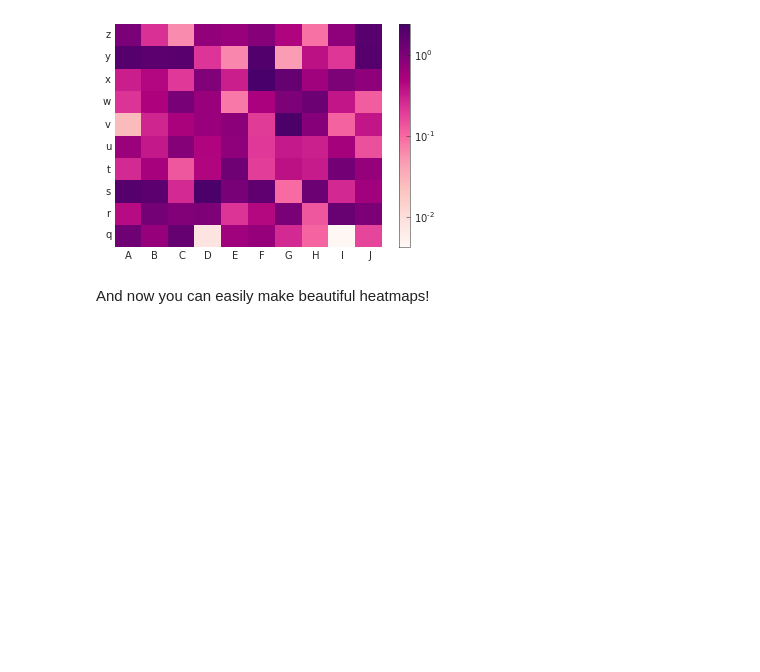
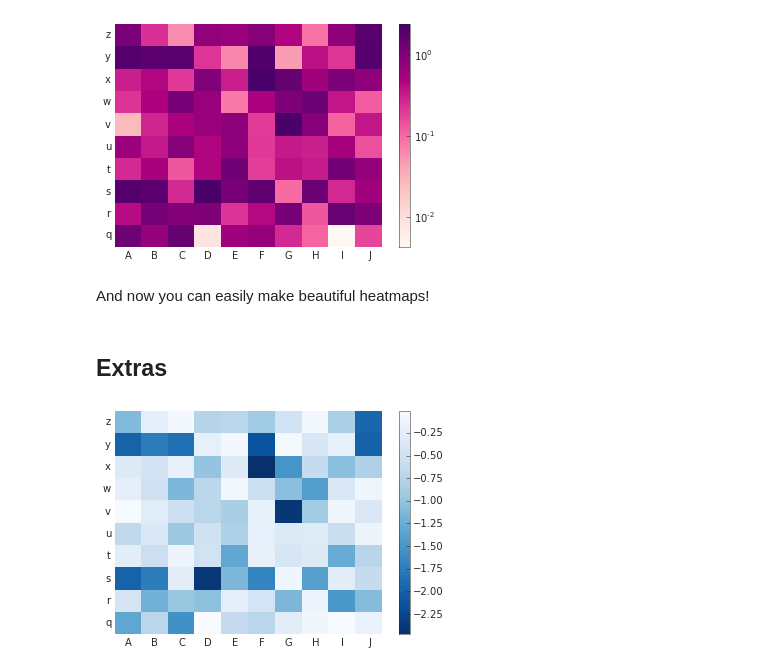
Before and after one commit to olgabot/prettyplotlib, a Jupyter notebook: examples/pcolormesh.ipynb, the cells around one changed output. Saved outputs shown, nothing was run; the diff lists cells and outputs as text; code cells hidden in the pictures; blank space fills up the shorter version.

Commit message:
added pcolormesh negative labels examples

```diff
--- a/examples/pcolormesh.ipynb
+++ b/examples/pcolormesh.ipynb
@@ -230,3 +230,21 @@ fig.savefig('pcolormesh_prettyplotlib_labels_lognorm.png')
 [figure]
 # %% [markdown]
 And now you can easily make beautiful heatmaps!
+# %% [markdown]
+## Extras
+# %%
+import prettyplotlib as ppl
+from prettyplotlib import plt
+import numpy as np
+import string
+
+fig, ax = plt.subplots(1)
+
+np.random.seed(10)
+
+ppl.pcolormesh(fig, ax, -np.abs(np.random.randn(10,10)),
+               xticklabels=string.uppercase[:10],
+               yticklabels=string.lowercase[-10:])
+fig.savefig('pcolormesh_prettyplotlib_negative_labels.png')
+# %% [output]
+[figure, added]
```
Also changed, not shown: parts of 2 cells of this notebook, 3 other files.
